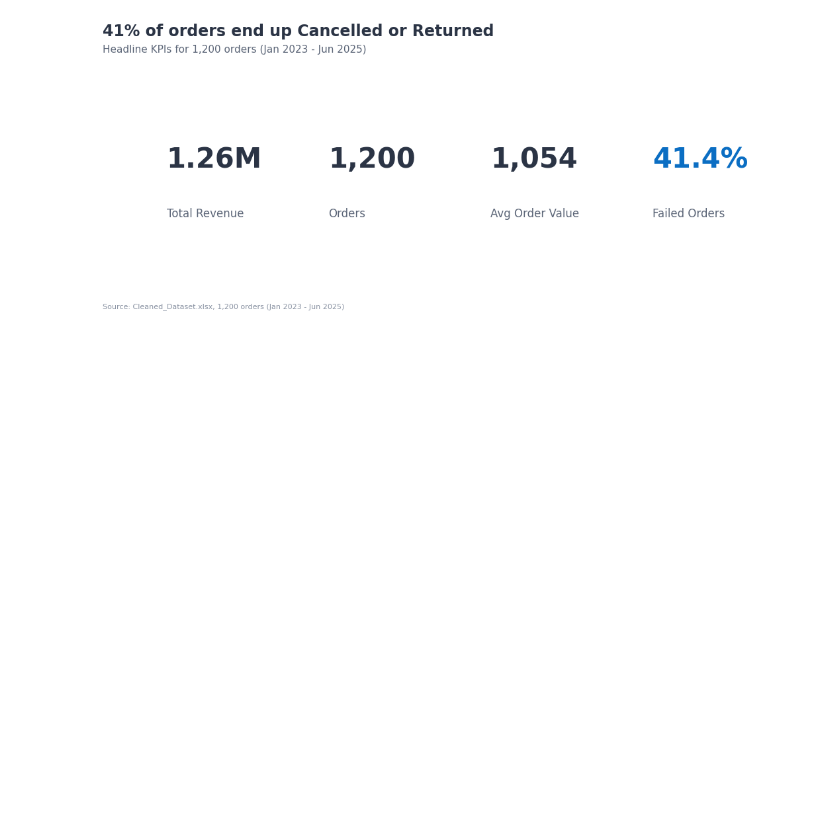
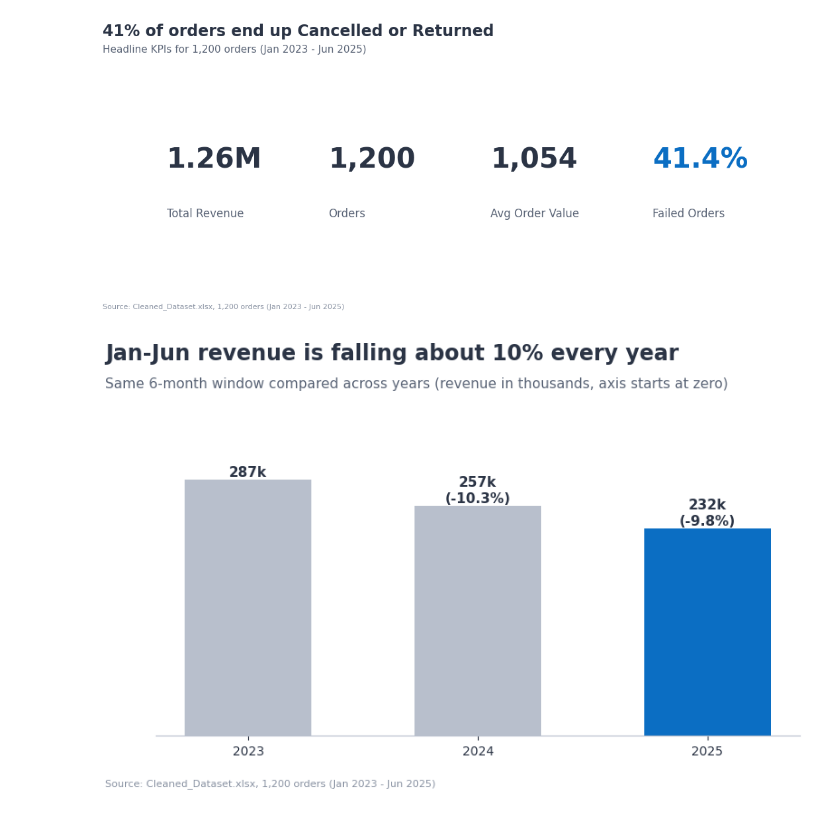
Before and after one commit to nasirali2024ag5310-arch/decodelabs-internship-project4, a Jupyter notebook: Visualization_Project4.ipynb, the cells around one changed output. Cells and saved outputs as stored; diff of their text form; code cells hidden in the pictures; blank space fills up the shorter version.

Commit message:
Chart 2: Trend

```diff
--- a/Visualization_Project4.ipynb
+++ b/Visualization_Project4.ipynb
@@ -62,3 +62,23 @@ finish(fig, f"{fail_pct:.0f}% of orders end up Cancelled or Returned",
        "Headline KPIs for 1,200 orders (Jan 2023 - Jun 2025)", "01_kpi_summary")
 # %% [output]
 [figure]
+# %%
+# SECTION 5: CHART 2 - TREND (fair H1 comparison, highlight latest year)
+h1 = df[df.Month <= 6].groupby("Year").TotalPrice.sum()   # same 6 months each year
+chg = h1.pct_change() * 100
+
+fig, ax = plt.subplots(figsize=(8, 5))
+bars = ax.bar(h1.index.astype(str), h1.values/1e3, color=[GREY, GREY, ACCENT], width=0.55)
+for bar, yr in zip(bars, h1.index):
+    label = f"{bar.get_height():.0f}k"
+    if not np.isnan(chg[yr]):
+        label += f"\n({chg[yr]:+.1f}%)"                    # direct label with change
+    ax.text(bar.get_x() + bar.get_width()/2, bar.get_height() + 4, label,
+            ha="center", fontsize=11, fontweight="bold", color=DARK)
+ax.set_ylim(0, h1.max()/1e3 * 1.2)                          # axis starts at zero
+ax.set_yticks([]); ax.spines["left"].set_visible(False)
+finish(fig, "Jan-Jun revenue is falling about 10% every year",
+       "Same 6-month window compared across years (revenue in thousands, axis starts at zero)",
+       "02_h1_revenue_decline")
+# %% [output]
+[figure, added]
```
Also changed, not shown: 1 other file.
